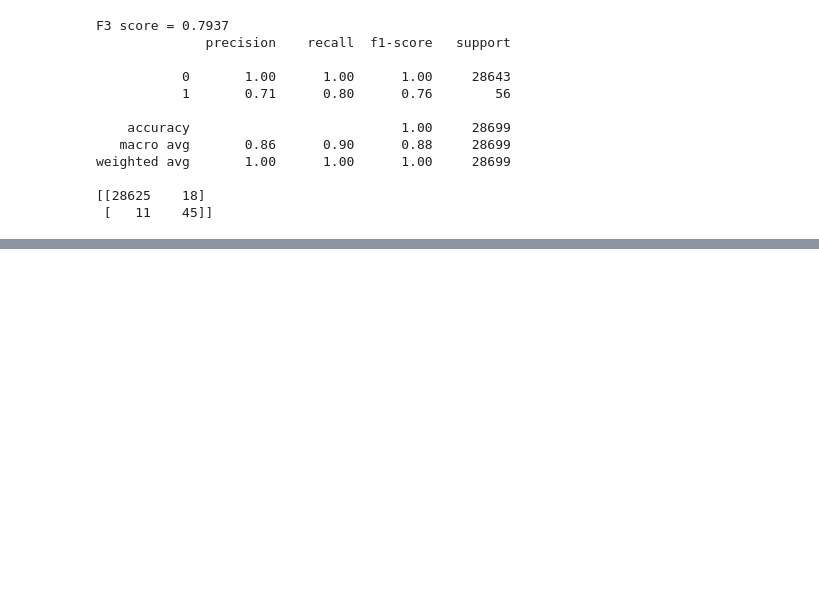
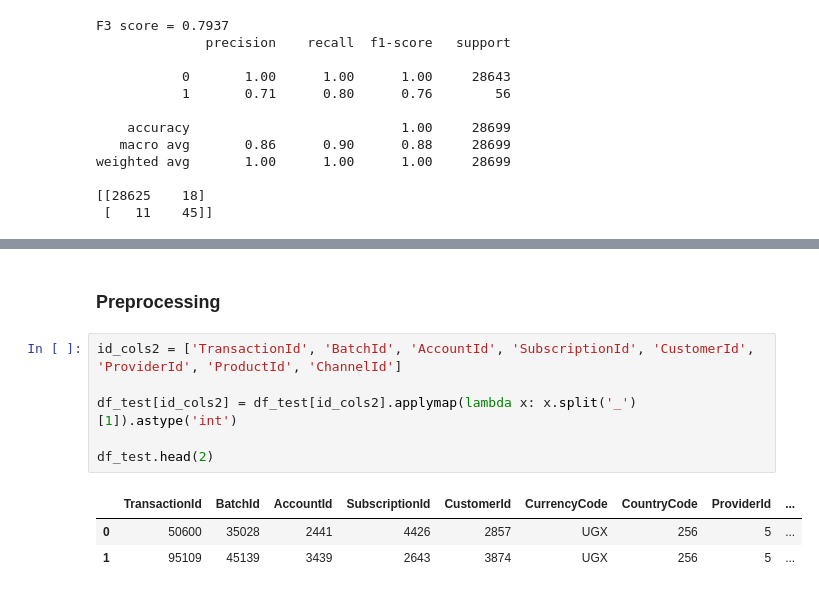
Before and after one commit to aanysofia/Fraud-Detection, a Jupyter notebook: Fraud_detection.ipynb, the cells around one changed output, grey strips where cells are left out. Saved outputs shown, nothing was run; the diff lists cells and outputs as text; blank space fills up the shorter version.

```diff
--- a/Fraud_detection.ipynb
+++ b/Fraud_detection.ipynb
@@ -734,0 +859,12 @@ weighted avg       1.00      1.00      1.00     28699
+# %% [markdown]
+### Preprocessing
+# %%
+id_cols2 = ['TransactionId', 'BatchId', 'AccountId', 'SubscriptionId', 'CustomerId', 'ProviderId', 'ProductId', 'ChannelId']
+
+df_test[id_cols2] = df_test[id_cols2].applymap(lambda x: x.split('_')[1]).astype('int')
+
+df_test.head(2)
+# %% [output]
+|  | TransactionId | BatchId | AccountId | SubscriptionId | CustomerId | CurrencyCode | CountryCode | ProviderId | ... |
+| 0 | 50600 | 35028 | 2441 | 4426 | 2857 | UGX | 256 | 5 | ... |
+| 1 | 95109 | 45139 | 3439 | 2643 | 3874 | UGX | 256 | 5 | ... |
```
Also changed, not shown: parts of 28 cells of this notebook.
